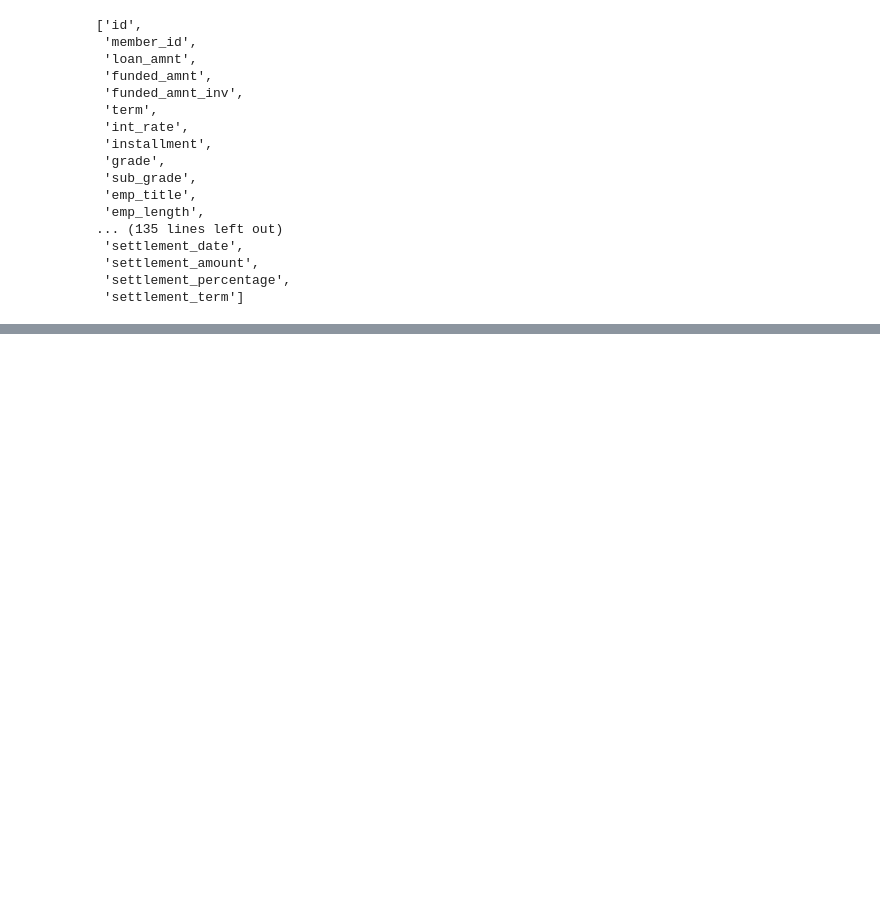
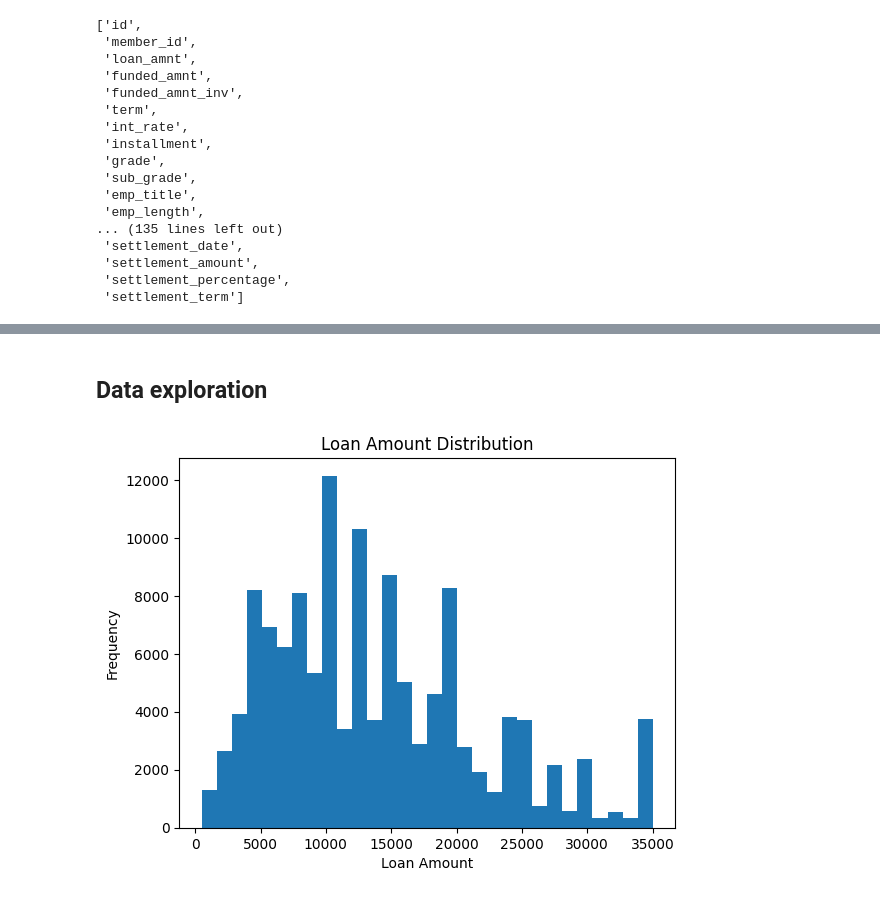
Before and after one commit to JonahNiklas/Pre-project-transformer, a Jupyter notebook: clean_data.ipynb, the cells around one changed output, grey strips where cells are left out. Cells and saved outputs as stored; diff of their text form; code cells hidden in the pictures; blank space fills up the shorter version.

```diff
--- a/clean_data.ipynb
+++ b/clean_data.ipynb
@@ -1,11 +5,6 @@
 # %%
 import pandas as pd
 
-# Read the file
-df = pd.read_csv('data/accepted_2007_to_2018q4.csv')
-
-# Count the number of rows
-row_count = len(df)
-
-row_count
+raw_data = pd.read_csv('data/accepted_2007_to_2018q4.csv')
+raw_data.describe()
 # %% [output]
@@ -55,0 +106,12 @@ selected_columns.head()
+# %% [markdown]
+## Data exploration
+# %%
+import matplotlib.pyplot as plt
+
+plt.hist(filtered_data['loan_amnt'], bins=30)
+plt.title('Loan Amount Distribution')
+plt.xlabel('Loan Amount')
+plt.ylabel('Frequency')
+plt.show()
+# %% [output]
+[figure, added]
```
Also changed, not shown: parts of 9 cells of this notebook.
